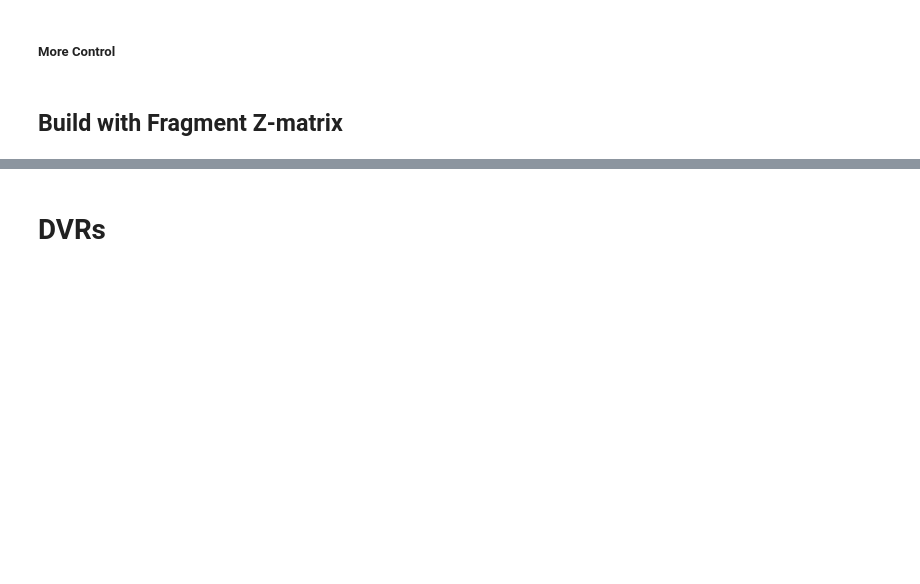
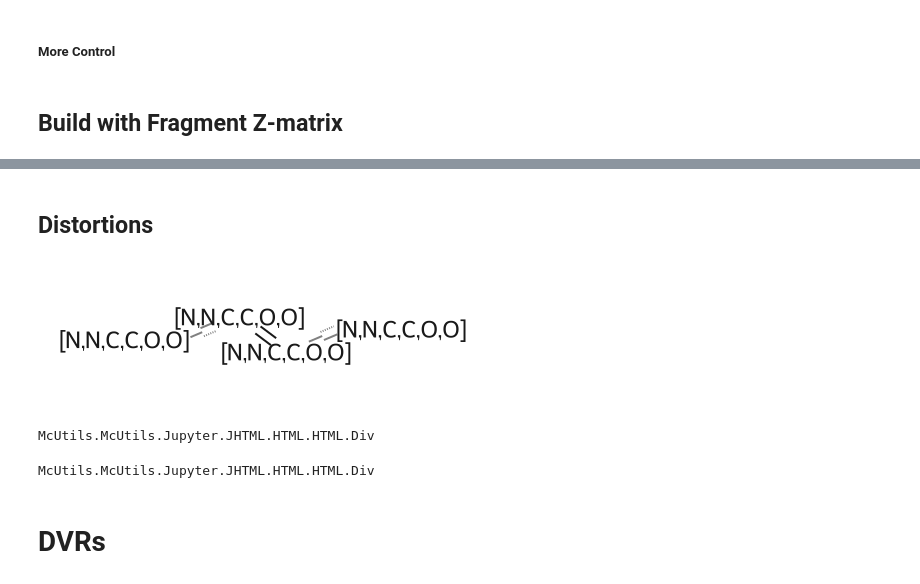
Before and after one commit to McCoyGroup/Psience, a Jupyter notebook: ci/Examples.ipynb, the cells around one changed output, grey strips where cells are left out. Drawn from its saved outputs; the diff is of its cells as text; code cells hidden in the pictures; blank space fills up the shorter version.

```diff
--- a/ci/Examples.ipynb
+++ b/ci/Examples.ipynb
@@ -431,0 +391,2 @@ ppv.animate_coordinate(
+# %% [markdown]
+## Distortions
@@ -431,0 +424,5 @@ ppv.animate_coordinate(
+# %%
+import rdkit
+rdkit.Chem.MolFromSmarts("[N,n,C,c,O,o][N,n,C,c,O,o]=[N,n,C,c,O,o][N,n,C,c,O,o]")
+# %% [output]
+[figure, added]
@@ -431,0 +438,8 @@ ppv.animate_coordinate(
+# %%
+type(uuh.to_widget())
+# %% [output]
+McUtils.McUtils.Jupyter.JHTML.HTML.HTML.Div
+# %%
+type(uuh.elements[0].to_widget())
+# %% [output]
+McUtils.McUtils.Jupyter.JHTML.HTML.HTML.Div
```
Also changed, not shown: parts of 17 cells of this notebook, 2 other files.
